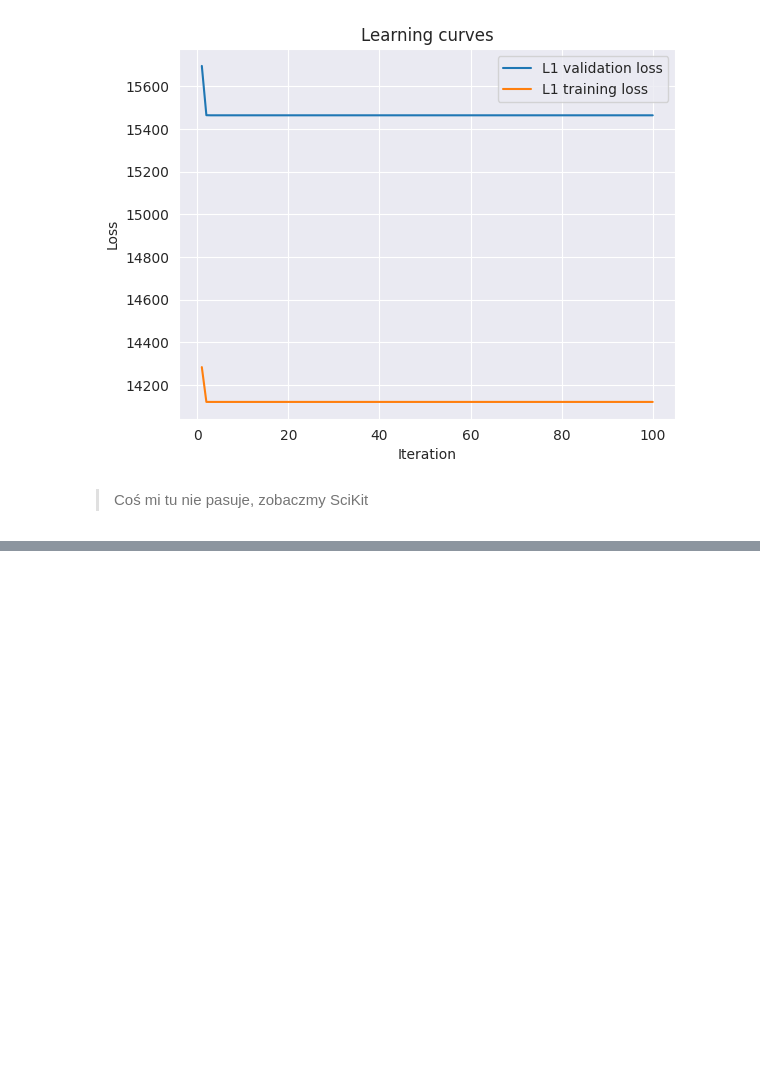
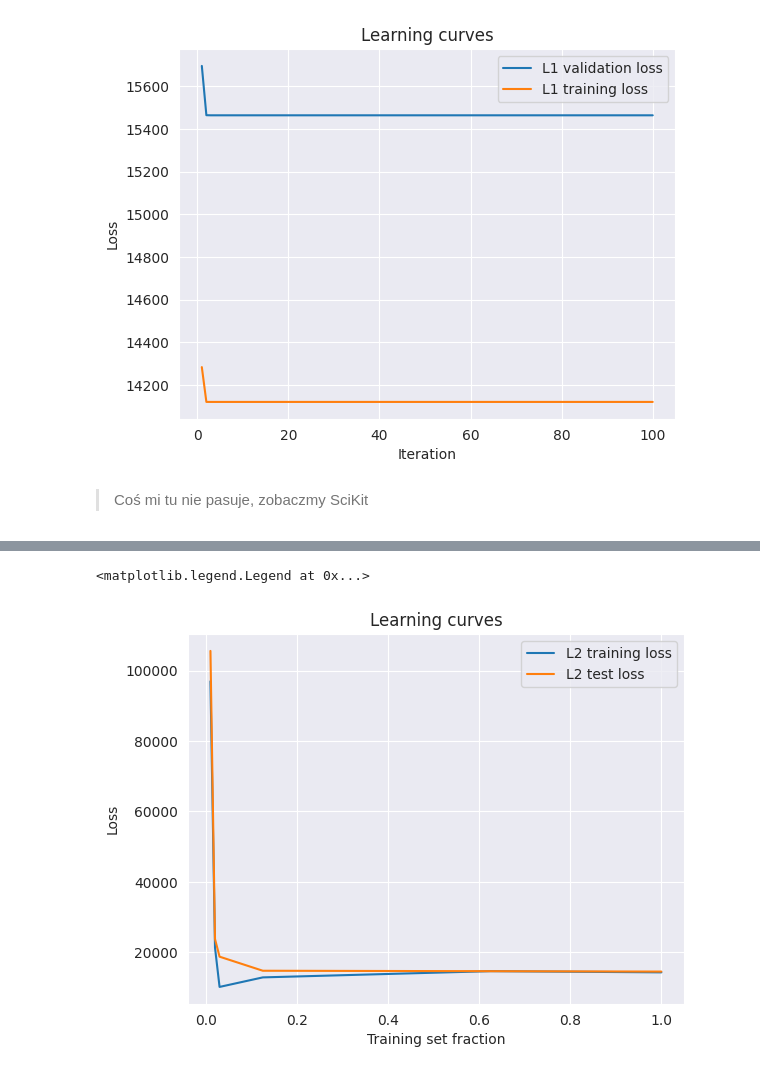
Before and after one commit to cieplypolar/linear-regression, a Jupyter notebook: main.ipynb, the cells around one changed output, grey strips where cells are left out. Cells and saved outputs as stored; diff of their text form; code cells hidden in the pictures; blank space fills up the shorter version.

```diff
--- a/main.ipynb
+++ b/main.ipynb
@@ -818,0 +1104,29 @@ Val loss [L1]: 14883.034418195395
+# %%
+from utilz import learning_curve
+from linear_regression import SGD_linear_regression
+from gradient import GD_OLS_L2
+from loss import ols
+training_set_fraction = [0.01, 0.02, 0.03, 0.125, 0.625, 1]
+
+L2_frac_training_loss, L2_frac_test_loss = learning_curve(
+    model=ft.partial(
+        SGD_linear_regression,
+        grad=ft.partial(GD_OLS_L2, lambdaa=1),
+        alpha=0.001,
+        epochs=EPOCHS,
+        batch_size=64,
+        steps=1,
+        loss=ols),
+    loss=ols,
+    datasets=datasets,
+    training_set_fractions=training_set_fraction)
+# %%
+fig, ax = plt.subplots()
+sns.lineplot(x = training_set_fraction, y = L2_frac_training_loss, ax = ax, label='L2 training loss')
+sns.lineplot(x = training_set_fraction, y = L2_frac_test_loss, ax = ax, label='L2 test loss')
+ax.set(xlabel='Training set fraction', ylabel='Loss')
+ax.set_title('Learning curves')
+plt.legend()
+# %% [output]
+<matplotlib.legend.Legend at 0x...>
+[figure, added]
```
Also changed, not shown: parts of 69 cells of this notebook, 3 other files.
